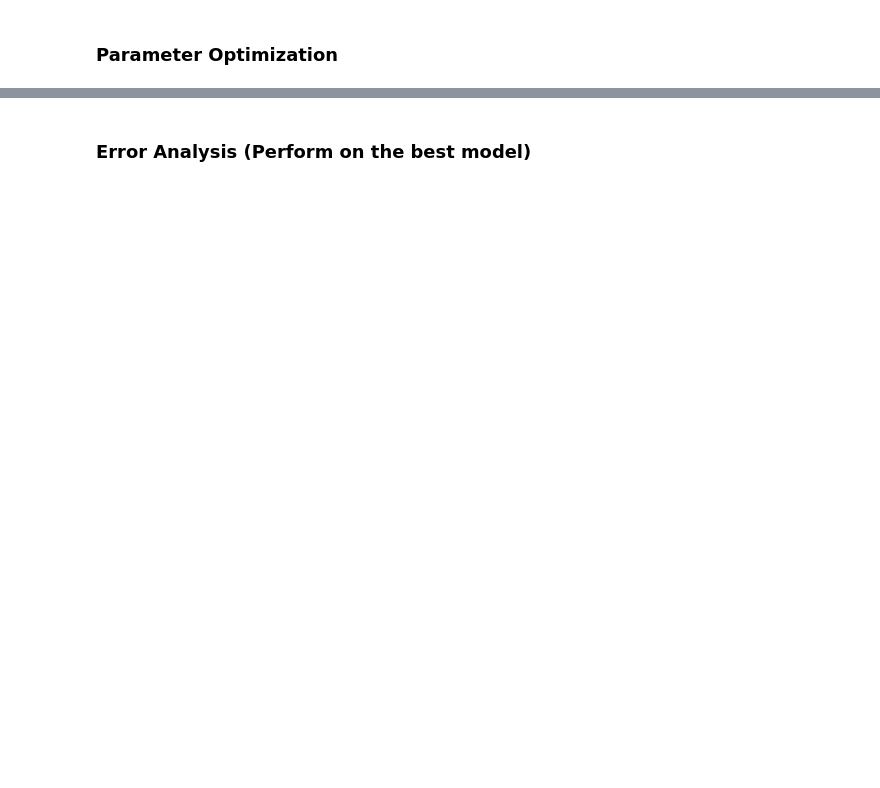
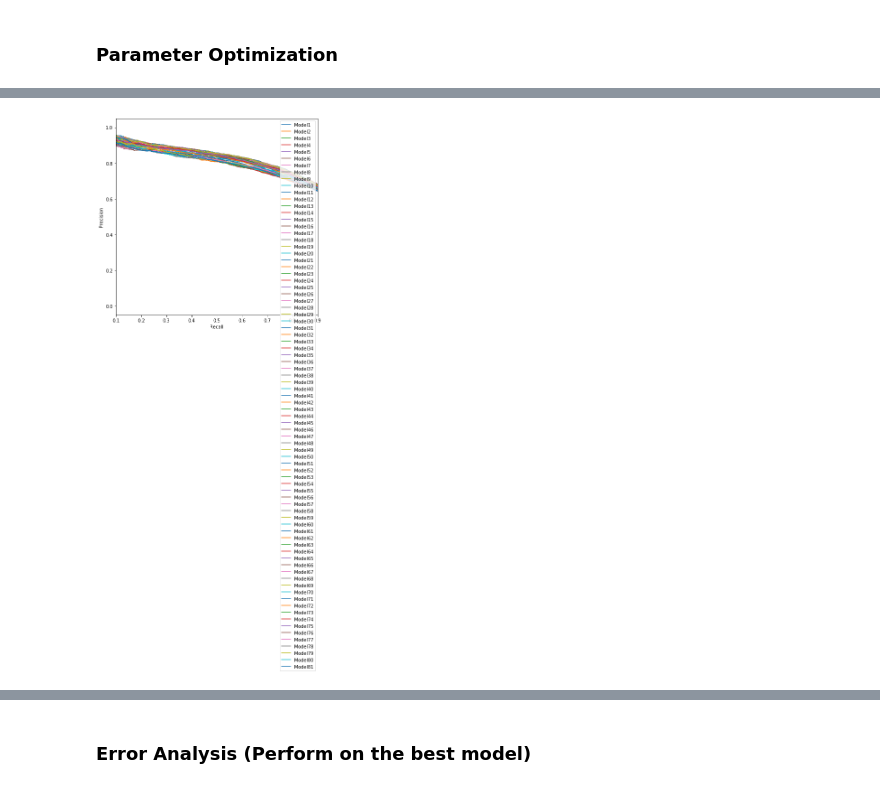
Before and after one commit to da1933/NODA, a Jupyter notebook: Modeling-Optimal.ipynb, the cells around one changed output, grey strips where cells are left out. Saved outputs shown, nothing was run; the diff lists cells and outputs as text; code cells hidden in the pictures; blank space fills up the shorter version.

Commit message:
Completed Parameter Optimization on GBT

```diff
--- a/Modeling-Optimal.ipynb
+++ b/Modeling-Optimal.ipynb
@@ -124,5 +135,7 @@ models_fit = {k: v.fit(X_train,y_train) for k, v in models.items()} #after proba
 # %%
 models_predict_val = {k: v.predict(X_val) for k, v in models_fit.items()}
+# %%
+models_predict_prob = {k: v.predict_proba(X_val) for k, v in models_fit.items()}
 # %%
 model_specs.index = model_specs['ModelID']
 
@@ -171,0 +191,16 @@ matplotlib.pyplot.show()
+# %%
+for model_num in list(model_specs['ModelID']):
+    curve = precision_recall_curve(y_val, models_predict_prob[model_num][:,1])
+    precision, recall, thresholds = curve
+    line = pylab.plot(recall, precision, label = model_num)
+    pylab.legend(loc='upper right')
+    pylab.xlim(.1,.9)
+    pylab.xlabel('Recall')
+    pylab.ylabel('Precision')
+
+
+plt.gcf().set_size_inches(8,8)
+plt.savefig('precision_recall_param_opt.png')
+plt.show()
+# %% [output]
+[figure, added]
```
Also changed, not shown: parts of 39 cells of this notebook, 9 other files.
